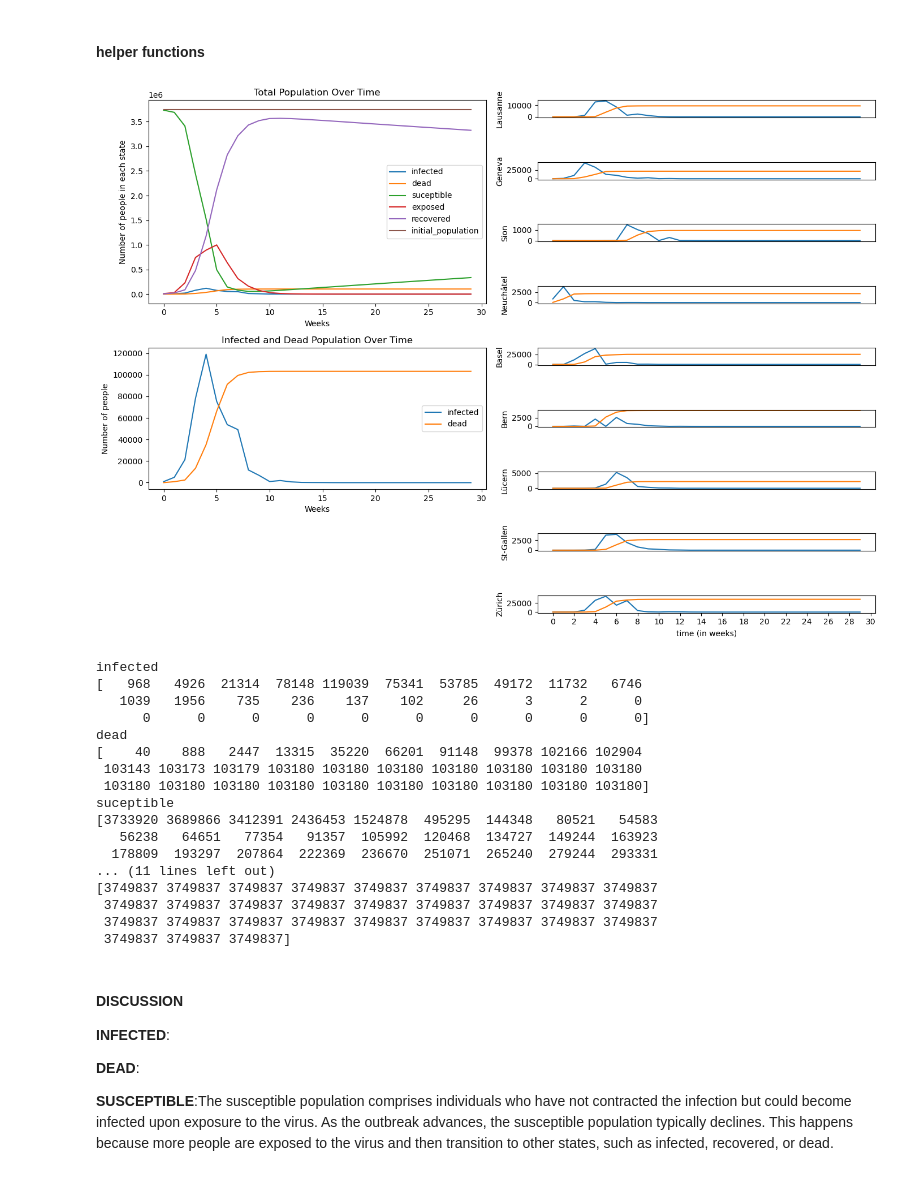
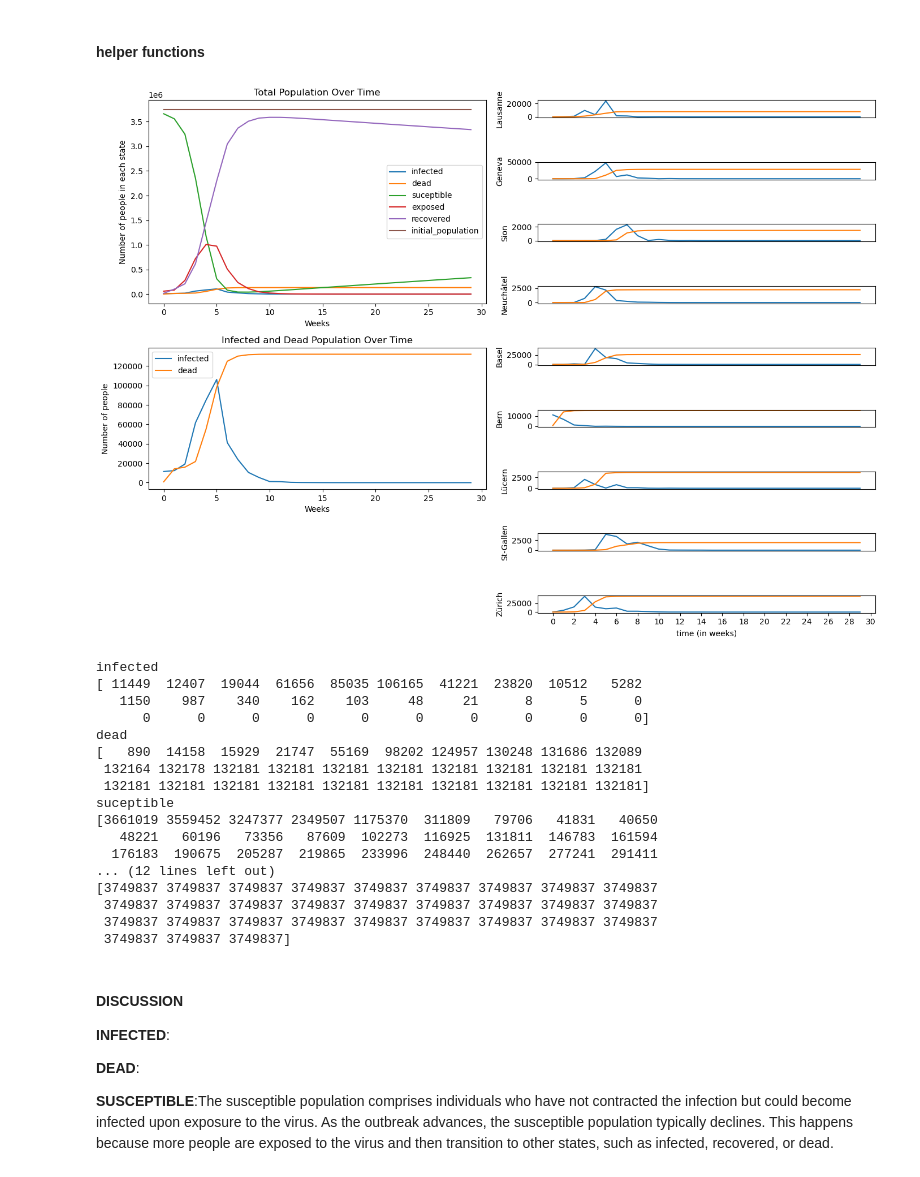
Before and after one commit to codamin/Deep-Q-learning-for-Epidemic-Mitigation, a Jupyter notebook: miniproject1.ipynb, the cells around one changed output. Saved outputs shown, nothing was run; the diff lists cells and outputs as text; code cells hidden in the pictures.

```diff
--- a/miniproject1.ipynb
+++ b/miniproject1.ipynb
@@ -118,6 +157,7 @@ def plot_infected_dead_per_city(dyn: ModelDynamics, cities: dict, axis: plt.Axes
 env = Env(  dyn, # We pass the dynamical model to the environment
             action_space=None, # Here one could pass an openai gym action space that can then be sampled
             observation_space=None, # Here one could pass an openai gym obs space that can then be sampled
+            action_preprocessor=action_preprocessor,
             )
 
 NULL_ACTION = { # DO NOTHING
@@ -128,7 +168,7 @@ NULL_ACTION = { # DO NOTHING
     }
 
 # Run the simulation
-seed = 353296
+seed = 42
 log = []
 finished = False
 obs, info = env.reset(seed)
@@ -136,52 +176,52 @@ for t in range(30):
     obs, R, finished, info = env.step(NULL_ACTION)
     log.append(info)
     if finished:
         break
 
 # parse the logs
 total, cities, actions = parse_logs(log, dyn)
 
 fig = plt.figure(figsize=(14,10))
 ax_leftstate = plt.subplot2grid(shape=(9, 2), loc=(0, 0), rowspan=4)
 ax_leftobs = plt.subplot2grid(shape=(9, 2), loc=(4, 0), rowspan=3)
 # ax_leftactions = plt.subplot2grid(shape=(9, 2), loc=(7, 0), rowspan=2)
 ax_right = [plt.subplot2grid(shape=(9, 2), loc=(0, 1), colspan=1)]
 ax_right += [plt.subplot2grid(shape=(9, 2), loc=(i, 1), colspan=1) for i in range(1,9)]
 ax_right = {k:ax_right[_id] for _id,k in enumerate(cities.keys())}
 
 
 ## 1.a
 #1.a.1
 plot_all_totals(total, ax_leftstate)
 
 #1.a.2
 plot_infected_dead(total, ax_leftobs)
 
 #1.a.3
 plot_infected_dead_per_city(dyn, cities, ax_right)
 
 plt.tight_layout()
 plt.show()
 # %% [output]
-[figure, old version]
+[figure, new version]
 # %%
 for state in total.keys():
     print(state)
     print(total[state])
 # %% [output]
 infected
-[   968   4926  21314  78148 119039  75341  53785  49172  11732   6746
-   1039   1956    735    236    137    102     26      3      2      0
+[ 11449  12407  19044  61656  85035 106165  41221  23820  10512   5282
+   1150    987    340    162    103     48     21      8      5      0
       0      0      0      0      0      0      0      0      0      0]
 dead
-[    40    888   2447  13315  35220  66201  91148  99378 102166 102904
- 103143 103173 103179 103180 103180 103180 103180 103180 103180 103180
- 103180 103180 103180 103180 103180 103180 103180 103180 103180 103180]
+[   890  14158  15929  21747  55169  98202 124957 130248 131686 132089
+ 132164 132178 132181 132181 132181 132181 132181 132181 132181 132181
+ 132181 132181 132181 132181 132181 132181 132181 132181 132181 132181]
 suceptible
-[3733920 3689866 3412391 2436453 1524878  495295  144348   80521   54583
-   56238   64651   77354   91357  105992  120468  134727  149244  163923
-  178809  193297  207864  222369  236670  251071  265240  279244  293331
-... (11 lines left out)
+[3661019 3559452 3247377 2349507 1175370  311809   79706   41831   40650
+   48221   60196   73356   87609  102273  116925  131811  146783  161594
+  176183  190675  205287  219865  233996  248440  262657  277241  291411
+... (12 lines left out)
 [3749837 3749837 3749837 3749837 3749837 3749837 3749837 3749837 3749837
  3749837 3749837 3749837 3749837 3749837 3749837 3749837 3749837 3749837
  3749837 3749837 3749837 3749837 3749837 3749837 3749837 3749837 3749837
```
Also changed, not shown: parts of 18 cells of this notebook.
